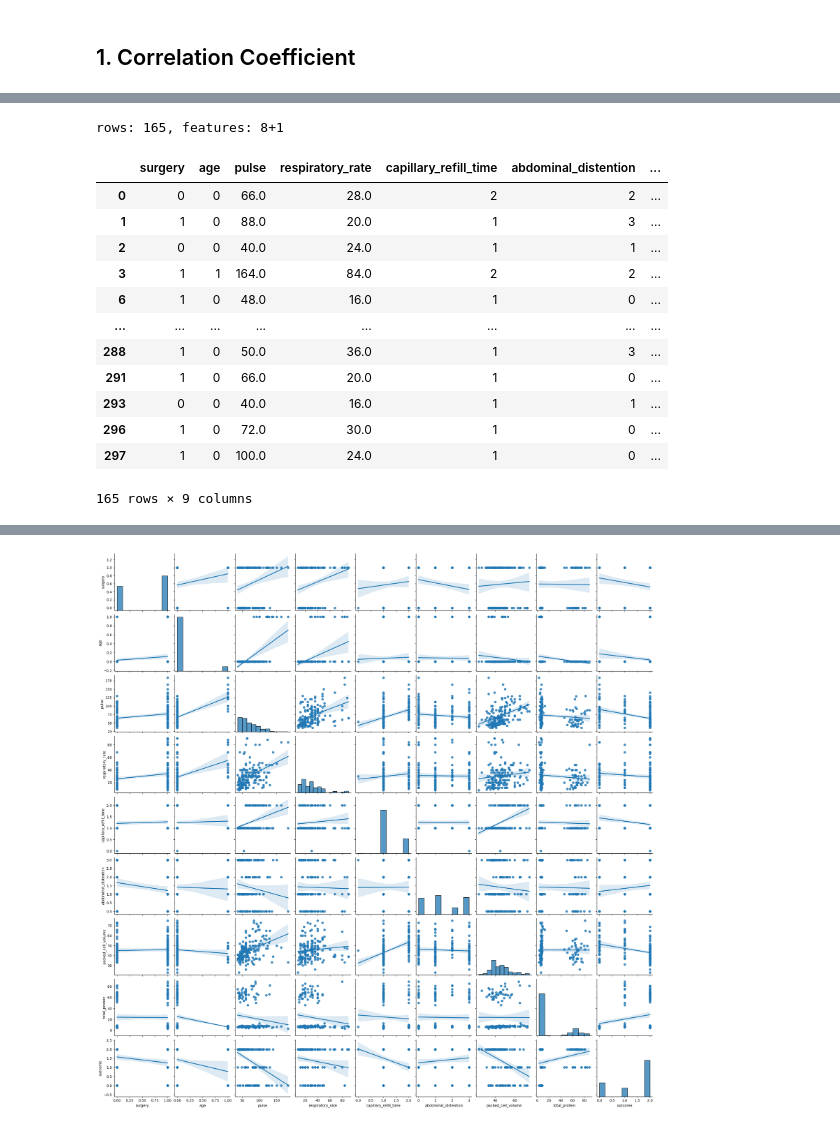
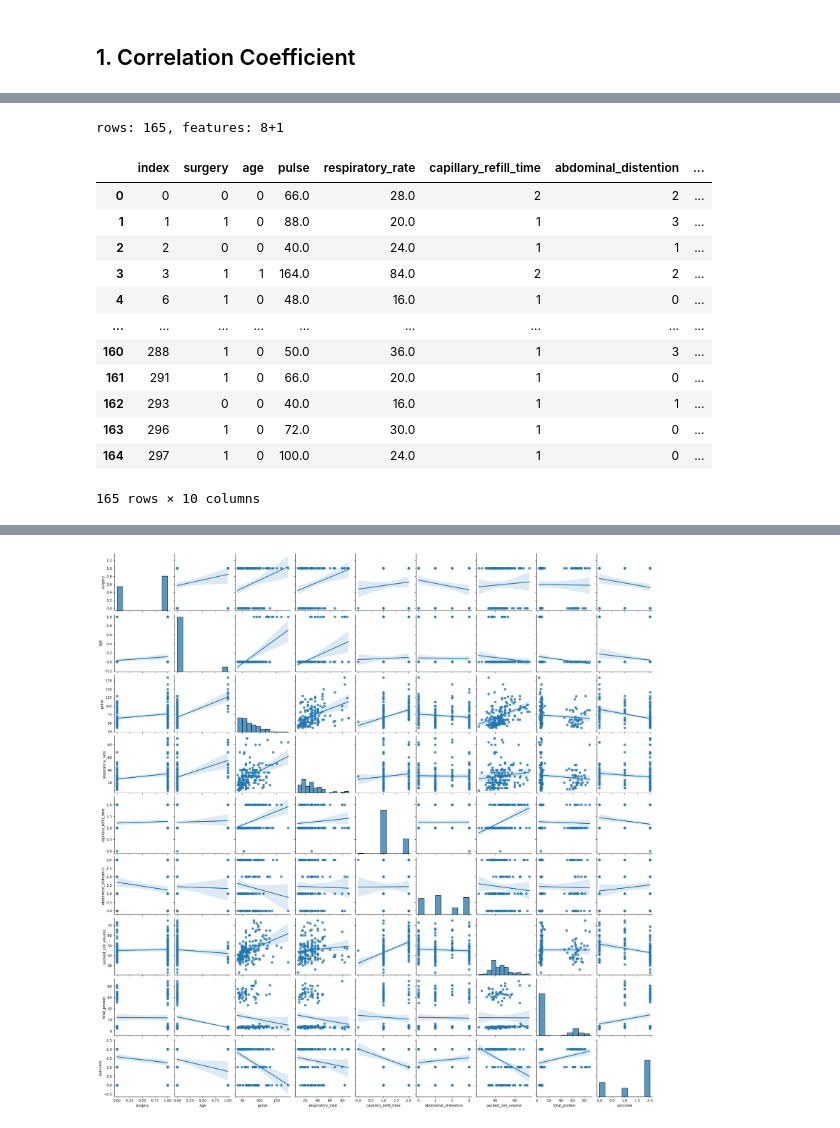
Before and after one commit to unrndm/DataAnalysis, a Jupyter notebook: Report.ipynb, the cells around one changed output, grey strips where cells are left out. Cells and saved outputs as stored; diff of their text form; code cells hidden in the pictures.

```diff
--- a/Report.ipynb
+++ b/Report.ipynb
@@ -16,6 +46,6 @@ from sklearn.preprocessing import LabelEncoder
 # %%
 # load dataset and
-df = pd.read_csv("../data/horse.csv")
+df = pd.read_csv("./data/horse.csv")
 # remove duplicates as we want to predict from the beginning
 df = df.drop_duplicates("hospital_number")
 # `drop` unused columns
@@ -44,43 +74,44 @@ df = df.drop(
 
         # useless
         "cp_data",
 
         # interesting, but too complex
         "surgical_lesion",
         "lesion_1",
         "lesion_2",
         "lesion_3",
     ]
 )
 # remove empty
 df = df.dropna()
 
 # stats
 print(f"rows: {len(df.dropna())}, features: {len(df.columns)-1}+1")
 
 # convert labels to ints
 # store resulting encoders in dict for possible future use
 le = {}
 
 for column in df.columns:
     if df[column].dtypes == "object":
         # loops through all columns and converts it if it's not a number
         le[column] = LabelEncoder()
         df[column] = le[column].fit_transform(df[column])
 
+df = df.reset_index()
 df
 # %% [output]
 rows: 165, features: 8+1
-|  | surgery | age | pulse | respiratory_rate | capillary_refill_time | abdominal_distention | ... |
-| 0 | 0 | 0 | 66.0 | 28.0 | 2 | 2 | ... |
-| 1 | 1 | 0 | 88.0 | 20.0 | 1 | 3 | ... |
-| 2 | 0 | 0 | 40.0 | 24.0 | 1 | 1 | ... |
-| 3 | 1 | 1 | 164.0 | 84.0 | 2 | 2 | ... |
-| 6 | 1 | 0 | 48.0 | 16.0 | 1 | 0 | ... |
-| ... | ... | ... | ... | ... | ... | ... | ... |
-| 288 | 1 | 0 | 50.0 | 36.0 | 1 | 3 | ... |
-| 291 | 1 | 0 | 66.0 | 20.0 | 1 | 0 | ... |
-| 293 | 0 | 0 | 40.0 | 16.0 | 1 | 1 | ... |
-| 296 | 1 | 0 | 72.0 | 30.0 | 1 | 0 | ... |
-| 297 | 1 | 0 | 100.0 | 24.0 | 1 | 0 | ... |
+|  | index | surgery | age | pulse | respiratory_rate | capillary_refill_time | abdominal_distention | ... |
+| 0 | 0 | 0 | 0 | 66.0 | 28.0 | 2 | 2 | ... |
+| 1 | 1 | 1 | 0 | 88.0 | 20.0 | 1 | 3 | ... |
+| 2 | 2 | 0 | 0 | 40.0 | 24.0 | 1 | 1 | ... |
+| 3 | 3 | 1 | 1 | 164.0 | 84.0 | 2 | 2 | ... |
+| 4 | 6 | 1 | 0 | 48.0 | 16.0 | 1 | 0 | ... |
+| ... | ... | ... | ... | ... | ... | ... | ... | ... |
+| 160 | 288 | 1 | 0 | 50.0 | 36.0 | 1 | 3 | ... |
+| 161 | 291 | 1 | 0 | 66.0 | 20.0 | 1 | 0 | ... |
+| 162 | 293 | 0 | 0 | 40.0 | 16.0 | 1 | 1 | ... |
+| 163 | 296 | 1 | 0 | 72.0 | 30.0 | 1 | 0 | ... |
+| 164 | 297 | 1 | 0 | 100.0 | 24.0 | 1 | 0 | ... |
-165 rows × 9 columns
+165 rows × 10 columns
```
Also changed, not shown: parts of 16 cells of this notebook.
